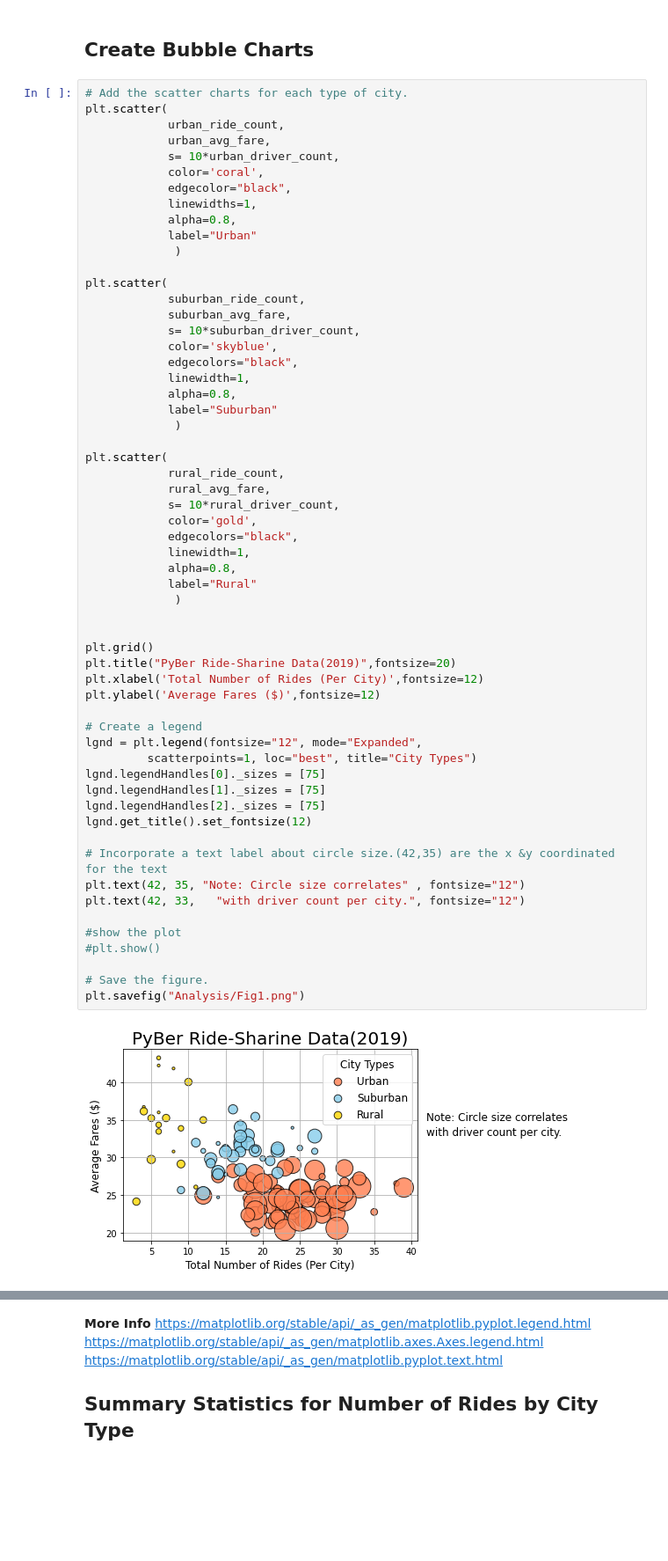
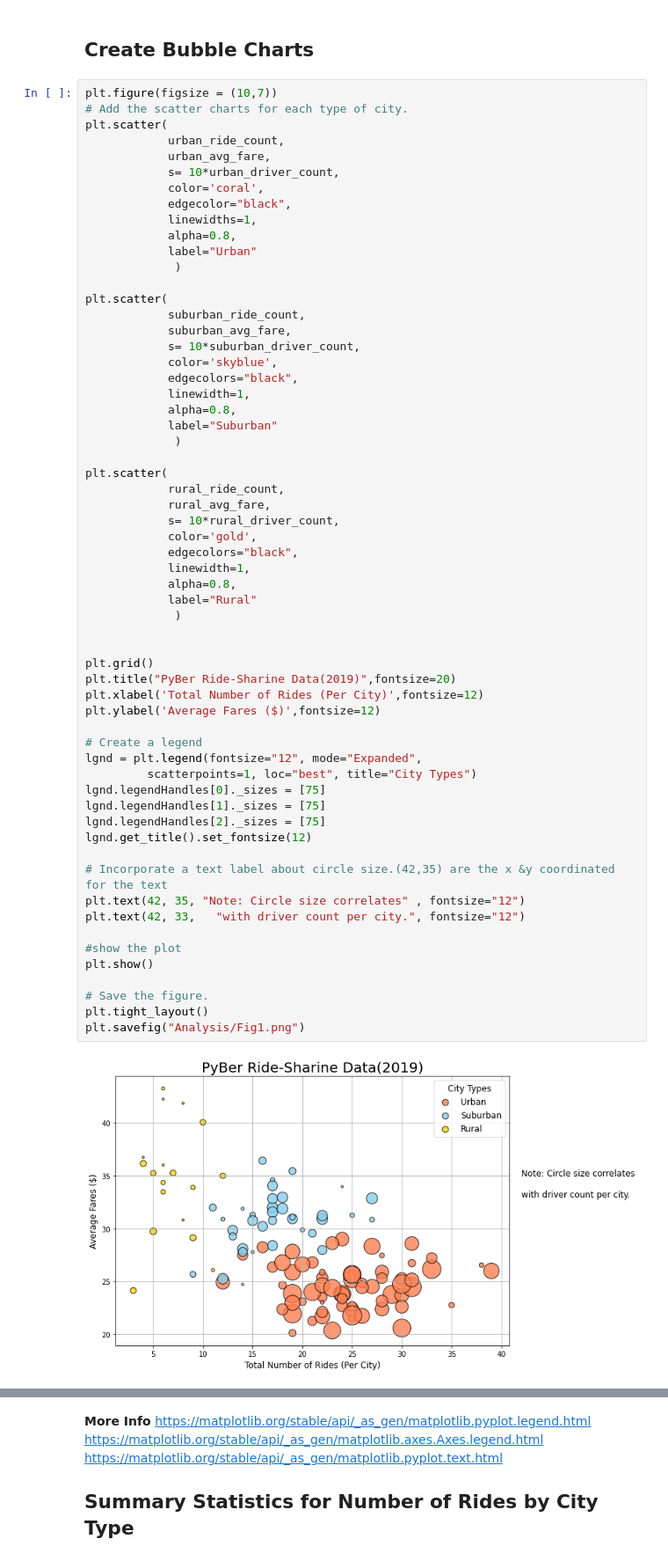
Before and after one commit to MireyNM/PyBer_Analysis, a Jupyter notebook: PyBer.ipynb, the cells around one changed output, grey strips where cells are left out. Shown at 88% size. Saved outputs shown, nothing was run; the diff lists cells and outputs as text; blank space fills up the shorter version.

```diff
--- a/PyBer.ipynb
+++ b/PyBer.ipynb
@@ -357,6 +359,7 @@ Text(0, 0.5, 'Average Fares ($)')
 # %% [markdown]
 ## Create Bubble Charts
 # %%
+plt.figure(figsize = (10,7))
 # Add the scatter charts for each type of city.
 plt.scatter(
             urban_ride_count,
@@ -387,32 +390,33 @@ plt.scatter(
             color='gold',
             edgecolors="black",
             linewidth=1,
             alpha=0.8,
             label="Rural"
              )
 
 
 plt.grid()
 plt.title("PyBer Ride-Sharine Data(2019)",fontsize=20)
 plt.xlabel('Total Number of Rides (Per City)',fontsize=12)
 plt.ylabel('Average Fares ($)',fontsize=12)
 
 # Create a legend
 lgnd = plt.legend(fontsize="12", mode="Expanded",
          scatterpoints=1, loc="best", title="City Types")
 lgnd.legendHandles[0]._sizes = [75]
 lgnd.legendHandles[1]._sizes = [75]
 lgnd.legendHandles[2]._sizes = [75]
 lgnd.get_title().set_fontsize(12)
 
 # Incorporate a text label about circle size.(42,35) are the x &y coordinated for the text
 plt.text(42, 35, "Note: Circle size correlates" , fontsize="12")
 plt.text(42, 33,   "with driver count per city.", fontsize="12")
 
 #show the plot
-#plt.show()
+plt.show()
 
 # Save the figure.
+plt.tight_layout()
 plt.savefig("Analysis/Fig1.png")
 # %% [output]
-[figure, old version]
+[figure, new version]
```
Also changed, not shown: parts of 22 cells of this notebook.
